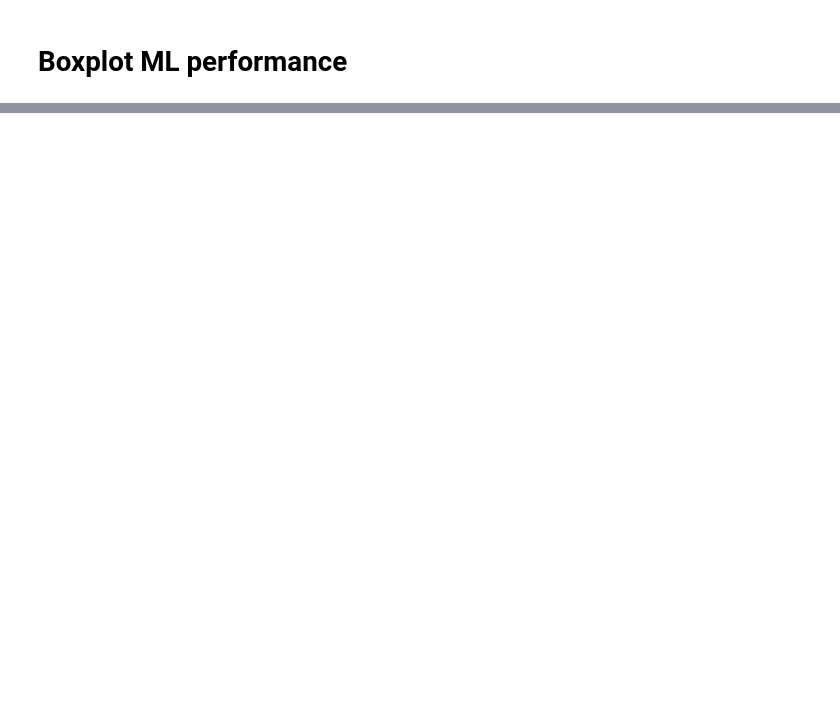
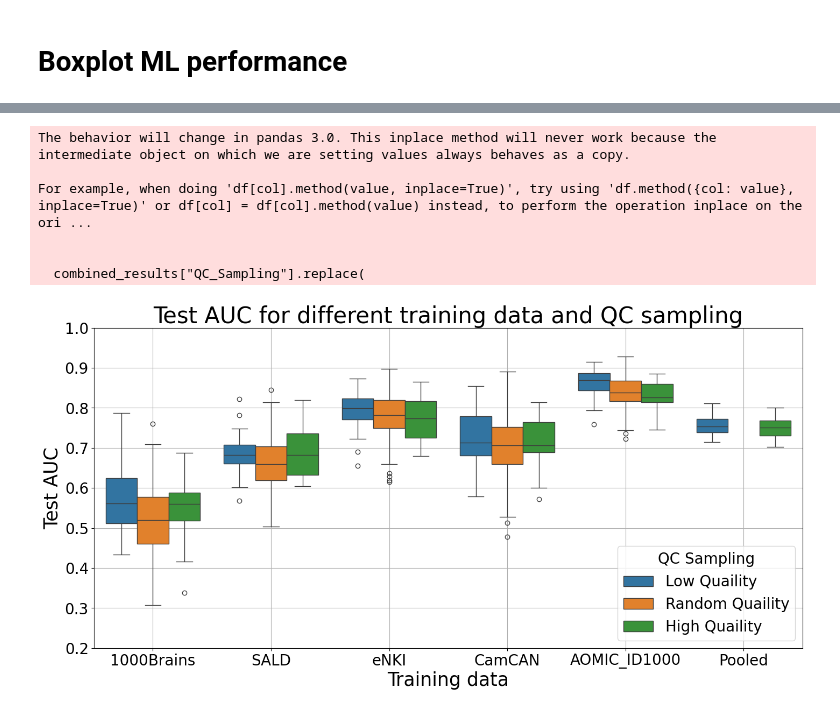
Before and after one commit to N-Nieto/QC, a Jupyter notebook: code/plots/plot_ML_performance.ipynb, the cells around one changed output, grey strips where cells are left out. Drawn from its saved outputs; the diff is of its cells as text; code cells hidden in the pictures; blank space fills up the shorter version.

```diff
--- a/code/plots/plot_ML_performance.ipynb
+++ b/code/plots/plot_ML_performance.ipynb
@@ -169,0 +184,46 @@ plt.show()
+# %%
+combined_results = pd.concat(
+    [
+        results_single_site_high_low,
+        results_pooled_high_low,
+        results_single_random_Q,
+        results_pooled_random_Q,
+    ]
+)
+order = ["Low Quaility", "Random Quaility", "High Quaility"]
+site_list = ["1000Brains", "SALD", "eNKI", "CamCAN", "AOMIC_ID1000", "Pooled"]
+metric_to_plot = "AUC"
+combined_results["QC_Sampling"].replace(
+    {
+        "low_Q": "Low Quaility",
+        "high_Q": "High Quaility",
+        "random_Q": "Random Quaility",
+    },
+    inplace=True,
+)
+combined_results.rename(columns={"QC_Sampling": "QC Sampling"}, inplace=True)
+plt.figure(figsize=(17, 17))
+plt.subplot(2, 1, 1)
+
+sbn.boxplot(
+    data=combined_results,
+    x="Site",
+    order=site_list,
+    y=metric_to_plot,
+    hue="QC Sampling",
+    hue_order=order,
+)
+plt.grid()
+plt.ylim([0.2, 1])
+plt.xlabel("Training data")
+plt.ylabel("Test AUC")
+plt.title("Test AUC for different training data and QC sampling")
+plt.show()
+# %% [output]
+The behavior will change in pandas 3.0. This inplace method will never work because the intermediate object on which we are setting values always behaves as a copy.
+
+For example, when doing 'df[col].method(value, inplace=True)', try using 'df.method({col: value}, inplace=True)' or df[col] = df[col].method(value) instead, to perform the operation inplace on the ori ...
+
+
+  combined_results["QC_Sampling"].replace(
+[figure, added]
```
Also changed, not shown: parts of 11 cells of this notebook, 6 other files.
